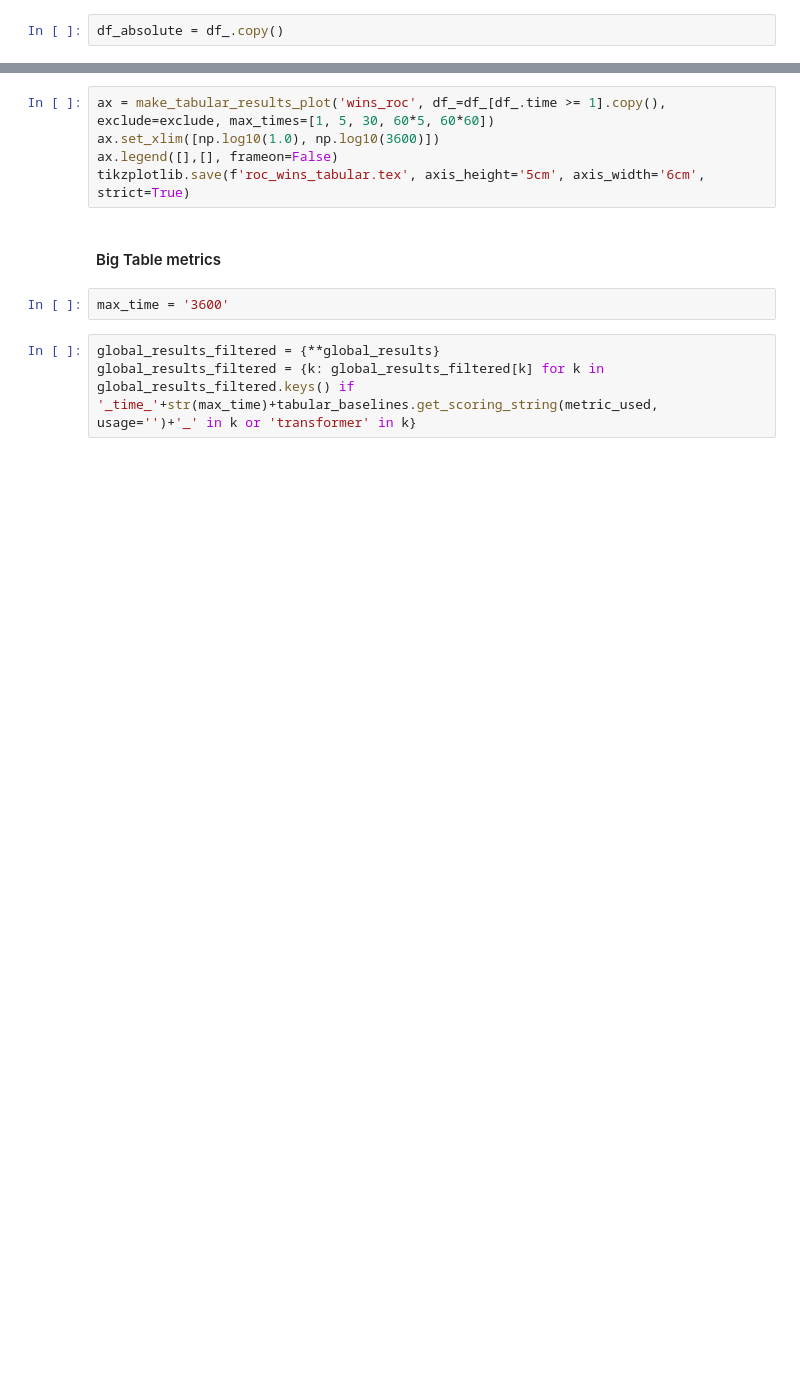
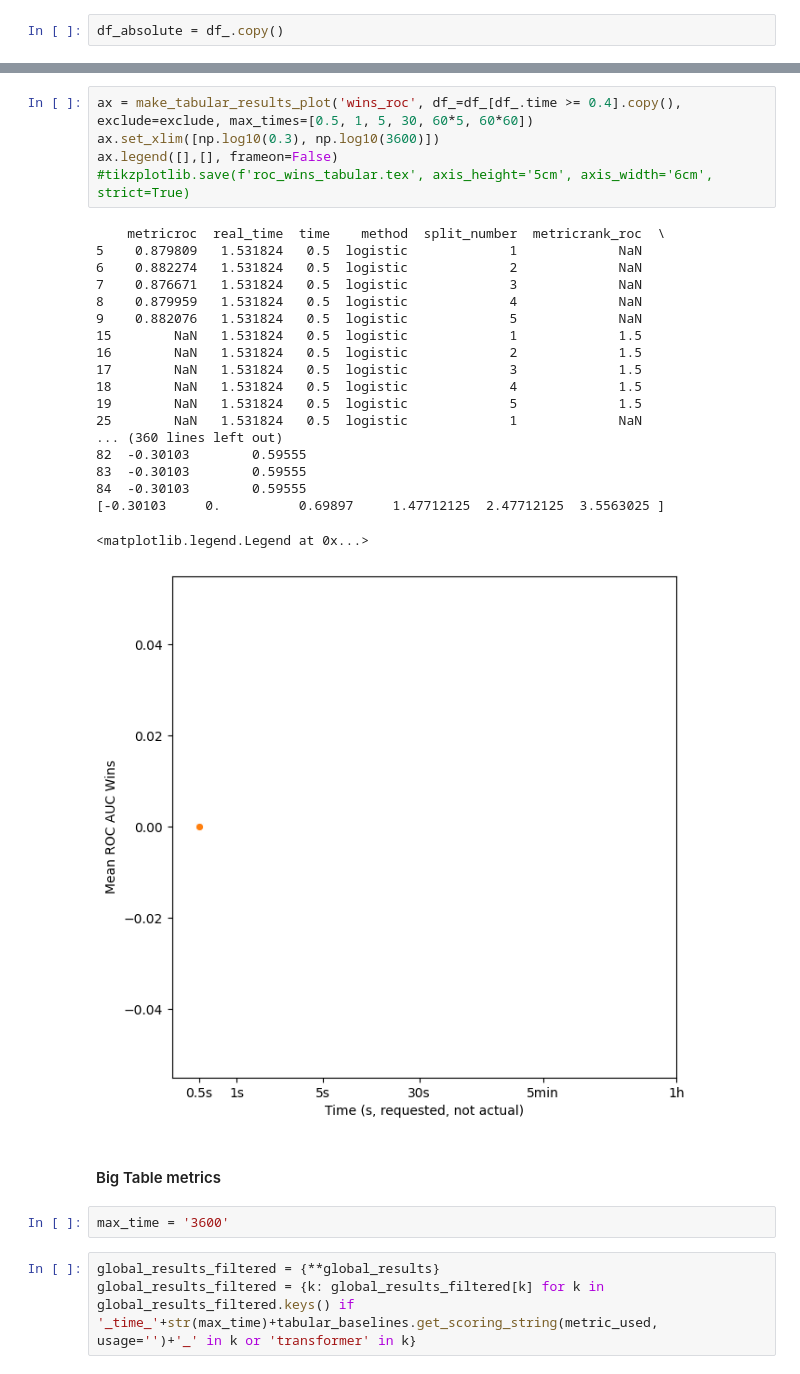
Before and after one commit to ugne-sak/iTabPFN, a Jupyter notebook: tabpfn/RunFullDatasetAnalyses.ipynb, the cells around one changed output, grey strips where cells are left out. Drawn from its saved outputs; the diff is of its cells as text; blank space fills up the shorter version.

```diff
--- a/tabpfn/RunFullDatasetAnalyses.ipynb
+++ b/tabpfn/RunFullDatasetAnalyses.ipynb
@@ -328,8 +570,28 @@ tikzplotlib.save(f'roc_raks_tabular.tex', axis_height='5cm', axis_width='6cm', s
 # %%
-ax = make_tabular_results_plot('wins_roc', df_=df_[df_.time >= 1].copy(), exclude=exclude, max_times=[1, 5, 30, 60*5, 60*60])
-ax.set_xlim([np.log10(1.0), np.log10(3600)])
+ax = make_tabular_results_plot('wins_roc', df_=df_[df_.time >= 0.4].copy(), exclude=exclude, max_times=[0.5, 1, 5, 30, 60*5, 60*60])
+ax.set_xlim([np.log10(0.3), np.log10(3600)])
 ax.legend([],[], frameon=False)
-tikzplotlib.save(f'roc_wins_tabular.tex', axis_height='5cm', axis_width='6cm', strict=True)
+#tikzplotlib.save(f'roc_wins_tabular.tex', axis_height='5cm', axis_width='6cm', strict=True)
+# %% [output]
+    metricroc  real_time  time    method  split_number  metricrank_roc  \
+5    0.879809   1.531824   0.5  logistic             1             NaN
+6    0.882274   1.531824   0.5  logistic             2             NaN
+7    0.876671   1.531824   0.5  logistic             3             NaN
+8    0.879959   1.531824   0.5  logistic             4             NaN
+9    0.882076   1.531824   0.5  logistic             5             NaN
+15        NaN   1.531824   0.5  logistic             1             1.5
+16        NaN   1.531824   0.5  logistic             2             1.5
+17        NaN   1.531824   0.5  logistic             3             1.5
+18        NaN   1.531824   0.5  logistic             4             1.5
+19        NaN   1.531824   0.5  logistic             5             1.5
+25        NaN   1.531824   0.5  logistic             1             NaN
+... (360 lines left out)
+82  -0.30103        0.59555
+83  -0.30103        0.59555
+84  -0.30103        0.59555
+[-0.30103     0.          0.69897     1.47712125  2.47712125  3.5563025 ]
+<matplotlib.legend.Legend at 0x...>
+[figure, added]
 # %% [markdown]
 #### Big Table metrics
 # %%
```
Also changed, not shown: parts of 32 cells of this notebook.
